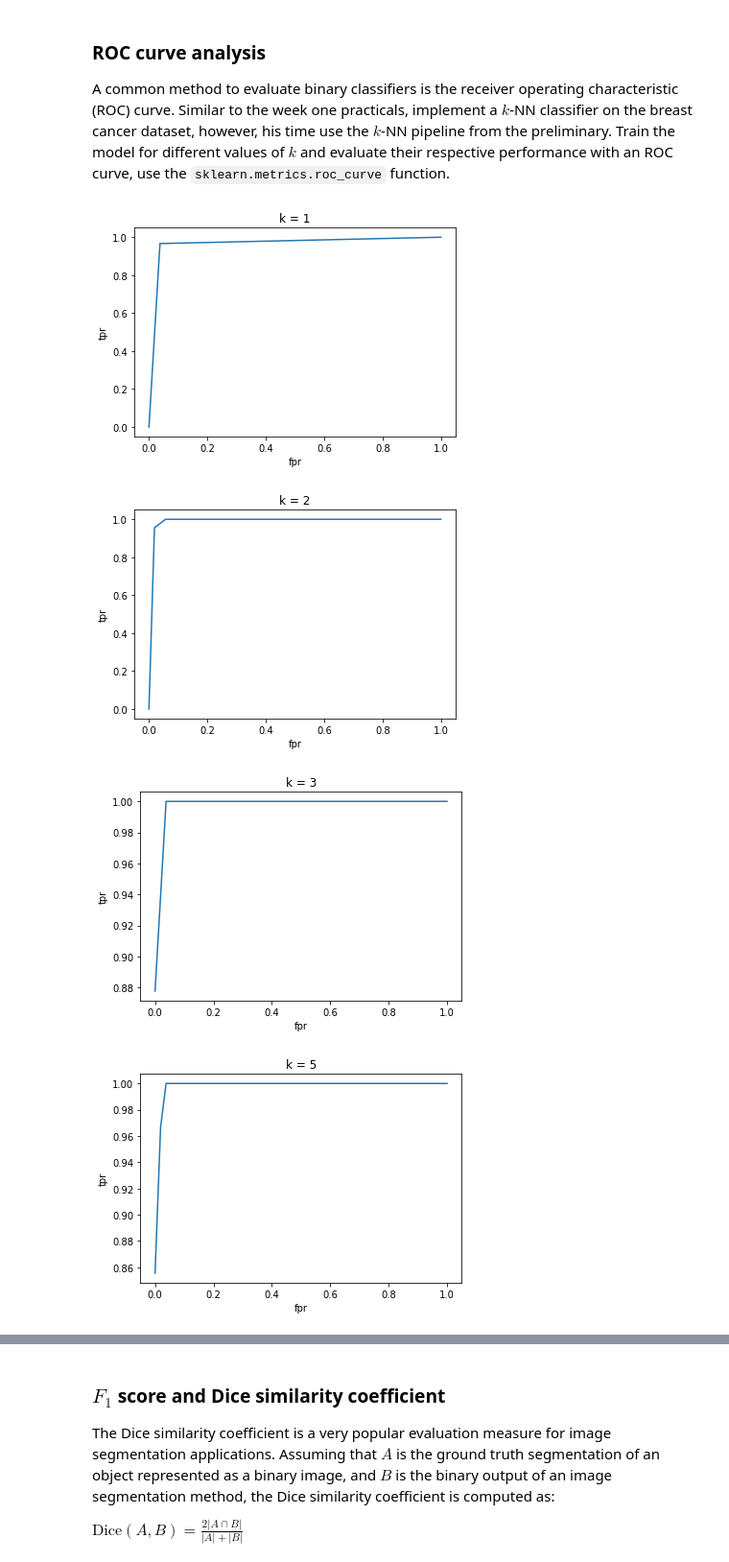
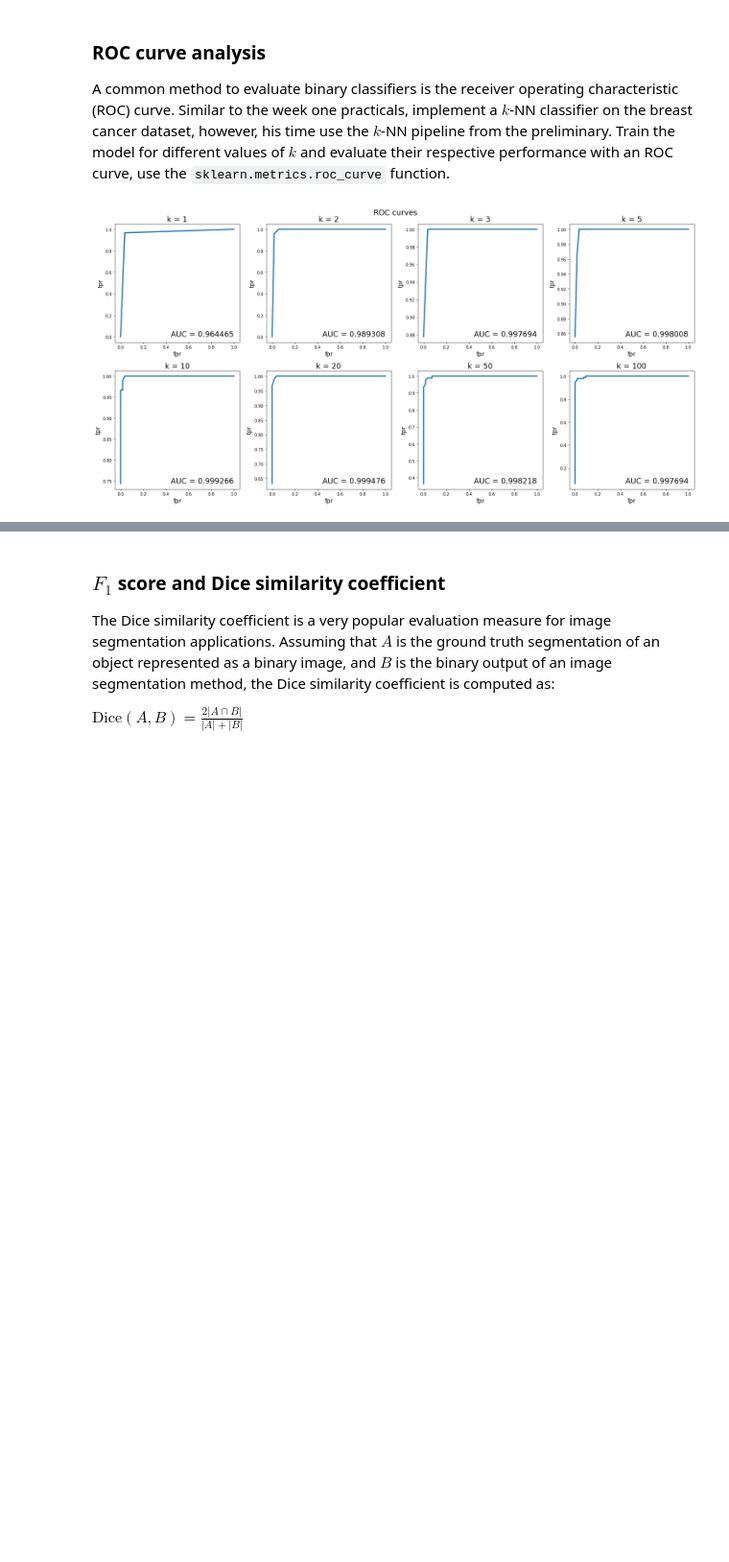
Before and after one commit to njits23/8dm40-machine-learning, a Jupyter notebook: practicals/week_2.ipynb, the cells around one changed output, grey strips where cells are left out. Shown at 96% size. Saved outputs shown, nothing was run; the diff lists cells and outputs as text; code cells hidden in the pictures; blank space fills up the shorter version.

```diff
--- a/practicals/week_2.ipynb
+++ b/practicals/week_2.ipynb
@@ -227,56 +227,55 @@ from sklearn.datasets import load_breast_cancer
 from sklearn.preprocessing import StandardScaler
 from sklearn.model_selection import train_test_split
 from sklearn import datasets, neighbors
-#%matplotlib qt
+%matplotlib inline
 import matplotlib.pyplot as plt
 
+plt.close('all')
 
+#Load data
 breast_cancer = load_breast_cancer()
 X = breast_cancer.data
 y = breast_cancer.target
 
-#Define values of k tested
+#Set values of k tested
 k_range = [1,2,3,5,10,20,50,100]
 
 #Split into training and test data
 X_train, X_test, y_train, y_test = train_test_split(X, y, stratify=y, random_state=40)
 
 scaler = StandardScaler()
 
-#fig, axs = plt.subplots(3,3, constrained_layout=True)
-#fig.suptitle('Roc curves')
+#Create figures
+fig, axs = plt.subplots(2,4, constrained_layout=True, figsize=[20, 10])
+fig.suptitle('ROC curves',fontsize=18)
 
 for k_idx,k in enumerate(k_range):
 
+    #Specify the model
     knn = neighbors.KNeighborsClassifier(n_neighbors = k)
 
     model = Pipeline([
                  ("scaler", scaler),
                  ("knn", knn)
                 ])
 
-    # train the model using the training dataset
+    #Train the model using the training dataset
     model.fit(X_train, y_train)
 
     #Predict probability scores on the test data
     y_score = model.predict_proba(X_test)[:,1]
 
     #Calculate the false positive and true positive rate
     fpr, tpr, thresholds = roc_curve(y_test, y_score)
+
+    #Calculate the Area Under the Curve
     auc_score = auc(fpr,tpr)
 
-#     axs.flat[k_idx].plot(fpr,tpr)
-#     axs.flat[k_idx].set_xlabel('fpr')
-#     axs.flat[k_idx].set_ylabel('tpr')
-#     axs.flat[k_idx].set_title('k = {}'.format(k))
-
-    plt.plot(fpr,tpr)
-    plt.xlabel('fpr')
-    plt.ylabel('tpr')
-    plt.title('k = {}'.format(k))
-    plt.show()
+    #Plot the ROC curve
+    axs.flat[k_idx].plot(fpr,tpr,lw=3)
+    axs.flat[k_idx].set_xlabel('fpr',fontsize=14)
+    axs.flat[k_idx].set_ylabel('tpr',fontsize=14)
+    axs.flat[k_idx].set_title('k = {}'.format(k),fontsize=18)
+    axs.flat[k_idx].text(0.45,0.05,'AUC = {:f}'.format(auc_score),transform=axs.flat[k_idx].transAxes,fontsize=18)
 # %% [output]
-[figure, old version]
+[figure, new version]
-[figure, removed]
-[figure, removed]
-[figure, removed]
```
Also changed, not shown: parts of 2 cells of this notebook.
